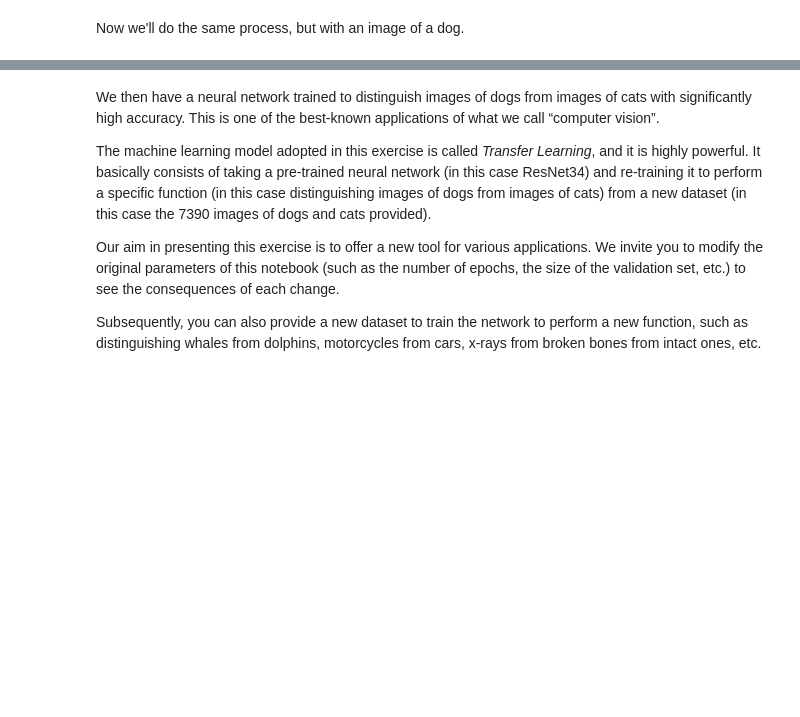
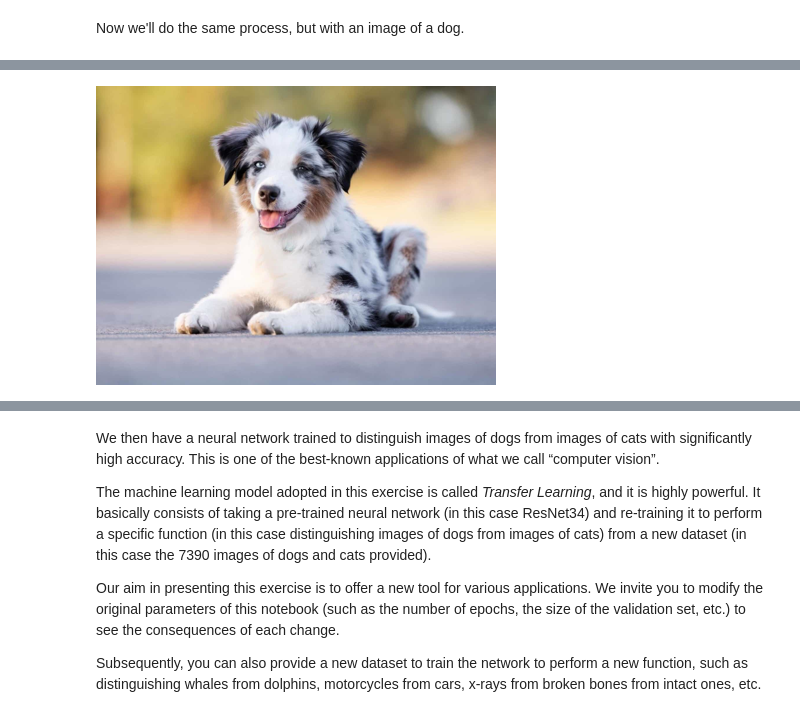
Before and after one commit to akaTsunemori/ai-studies, a Jupyter notebook: P5_Convolutional_Neural_Networks/P5_Convolutional_Neural_Networks.ipynb, the cells around one changed output, grey strips where cells are left out. Saved outputs shown, nothing was run; the diff lists cells and outputs as text; code cells hidden in the pictures; blank space fills up the shorter version.

```diff
--- a/P5_Convolutional_Neural_Networks/P5_Convolutional_Neural_Networks.ipynb
+++ b/P5_Convolutional_Neural_Networks/P5_Convolutional_Neural_Networks.ipynb
@@ -136,6 +174,8 @@ uploader2
 # %%
-img2 = fst.PILImage.create(uploader2.data[0])
+img2 = fst.PILImage.create(io.BytesIO(uploader2.value[0]["content"]))
 img2.to_thumb(400)
+# %% [output]
+[figure, added]
 # %%
 is_cat, _, probs = learn.predict(img2)
 print(f"Is this a cat?: {is_cat}.")
```
Also changed, not shown: parts of 27 cells of this notebook.
